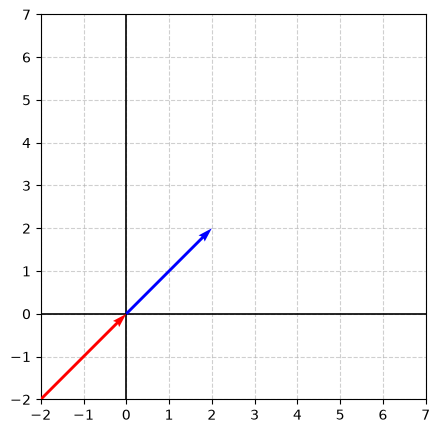
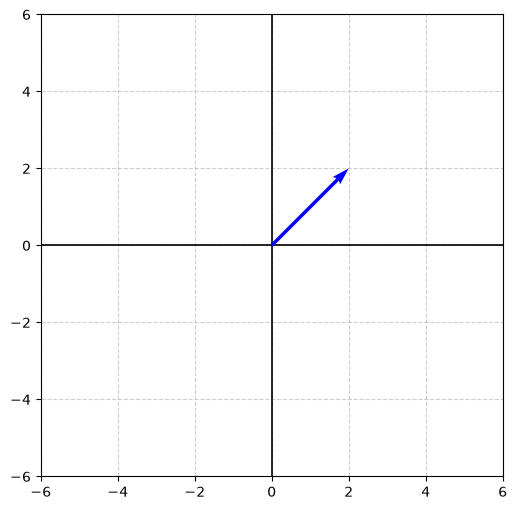
The change to this notebook cell's code, shown as a diff; its figure went from the first image to the second:
--- before
+++ after
@@ -4,8 +4,7 @@
 # напровление вектора, его конечная точка
 U, V = [2], [2]
-I, J = [-2], [-2]
 
 # инициализирует график: fig - холст на котором распологаюстя графики; ax - само координатное поле
-fig, ax = plt.subplots(figsize=(5,5))
+fig, ax = plt.subplots(figsize=(6,6))
 
 # Отрисовка координатных линий x, -x, y, -y через центр
@@ -15,10 +14,9 @@
 # Отрисовка вектора из центра
 ax.quiver(X, Y, U, V, angles='xy', scale_units='xy', scale=1, color='blue', zorder=3)
-ax.quiver(I, J, U, V, angles='xy', scale_units='xy', scale=1, color='red', zorder=3)
 
 # Смещаем вектор в нижний левый угол, настраивая видимые границы
 # Центр (0,0) будет смещен вниз и влево
-ax.set_xlim([-2, 7])
-ax.set_ylim([-2, 7])
+ax.set_xlim([-6, 6])
+ax.set_ylim([-6, 6])
 
 # Настройка сетки и внешнего вида

Commit: линейные преобразования